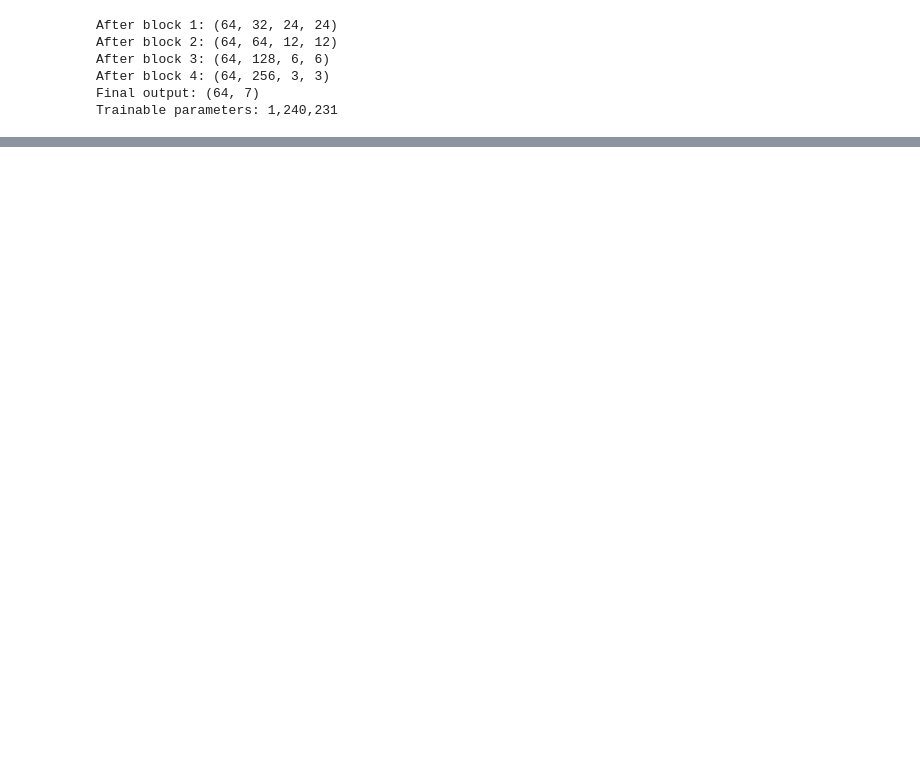
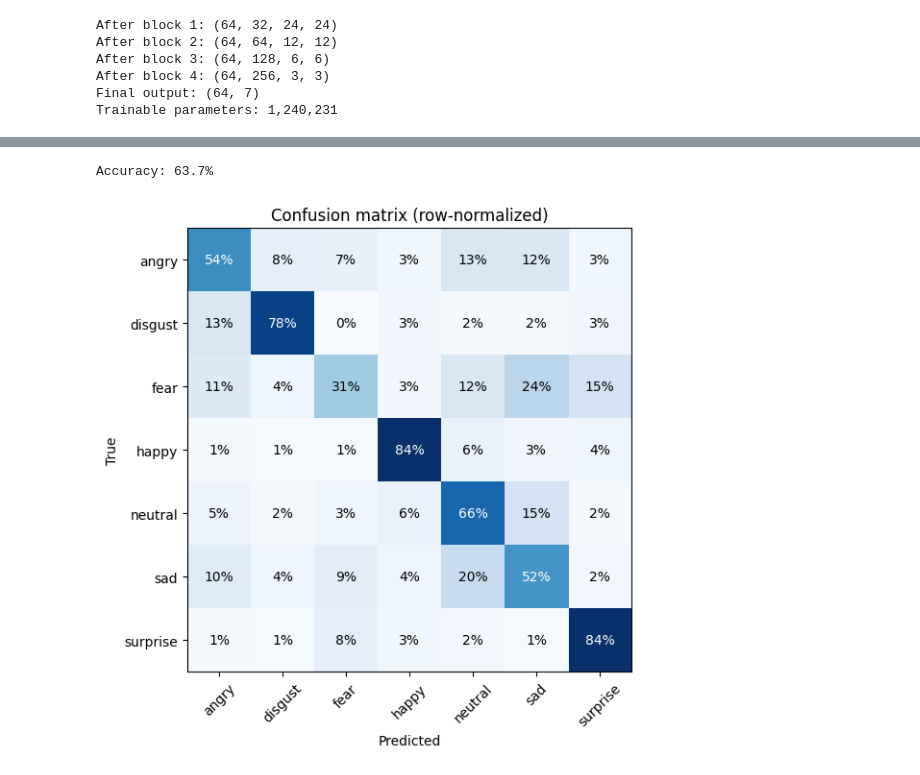
Before and after one commit to deepalsr/human_emotion_detection, a Jupyter notebook: emotion_learning.ipynb, the cells around one changed output, grey strips where cells are left out. Drawn from its saved outputs; the diff is of its cells as text; code cells hidden in the pictures; blank space fills up the shorter version.

```diff
--- a/emotion_learning.ipynb
+++ b/emotion_learning.ipynb
@@ -304,0 +307,40 @@ plt.show()
+# %%
+ckpt = torch.load("emotion_torch.pt", map_location=device)
+model.load_state_dict(ckpt["state_dict"])
+model.eval()
+
+all_probs, all_preds, all_labels = [], [], []
+with torch.no_grad():
+    for x, y in test_dl:
+        probs = torch.softmax(model(x.to(device)), dim=1).cpu()
+        all_probs.append(probs)
+        all_preds.append(probs.argmax(1))
+        all_labels.append(y)
+
+all_probs = torch.cat(all_probs)
+all_preds = torch.cat(all_preds)
+all_labels = torch.cat(all_labels)
+print(f"Accuracy: {(all_preds == all_labels).float().mean():.1%}")
+# %% [output]
+Accuracy: 63.7%
+# %%
+from sklearn.metrics import confusion_matrix, classification_report
+import numpy as np
+
+classes = train_ds.classes
+cm = confusion_matrix(all_labels, all_preds)
+cm_norm = cm / cm.sum(axis=1, keepdims=True)    # each row sums to 100%
+
+fig, ax = plt.subplots(figsize=(7, 6))
+ax.imshow(cm_norm, cmap="Blues")
+ax.set_xticks(range(7)); ax.set_xticklabels(classes, rotation=45)
+ax.set_yticks(range(7)); ax.set_yticklabels(classes)
+ax.set_xlabel("Predicted"); ax.set_ylabel("True")
+for i in range(7):
+    for j in range(7):
+        ax.text(j, i, f"{cm_norm[i, j]:.0%}", ha="center", va="center",
+                color="white" if cm_norm[i, j] > 0.5 else "black")
+plt.title("Confusion matrix (row-normalized)")
+plt.show()
+# %% [output]
+[figure, added]
```
Also changed, not shown: parts of 13 cells of this notebook, 3 other files.
